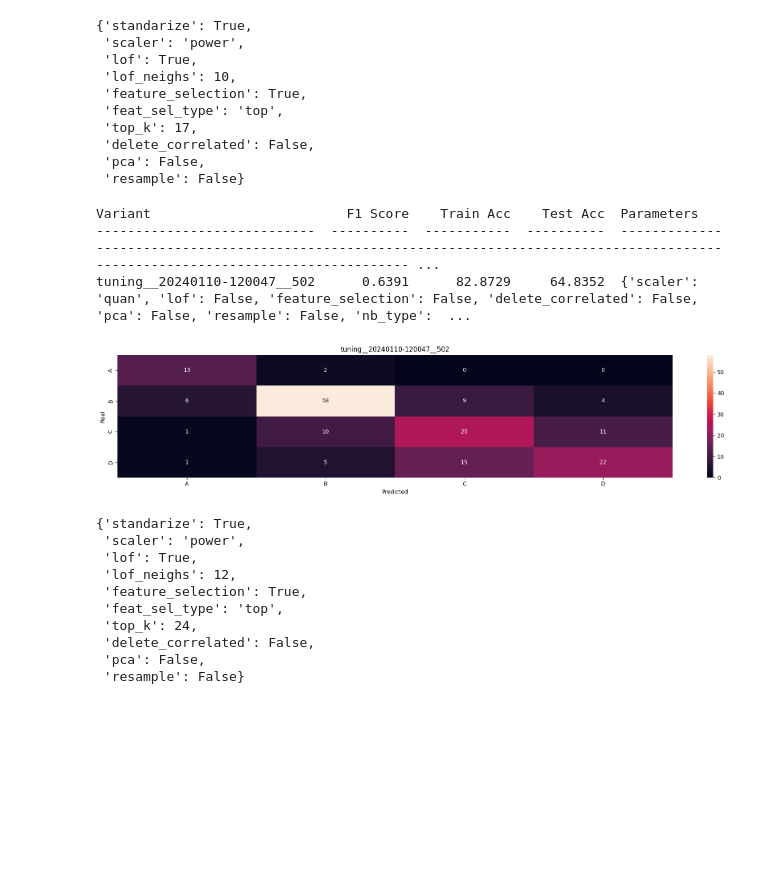
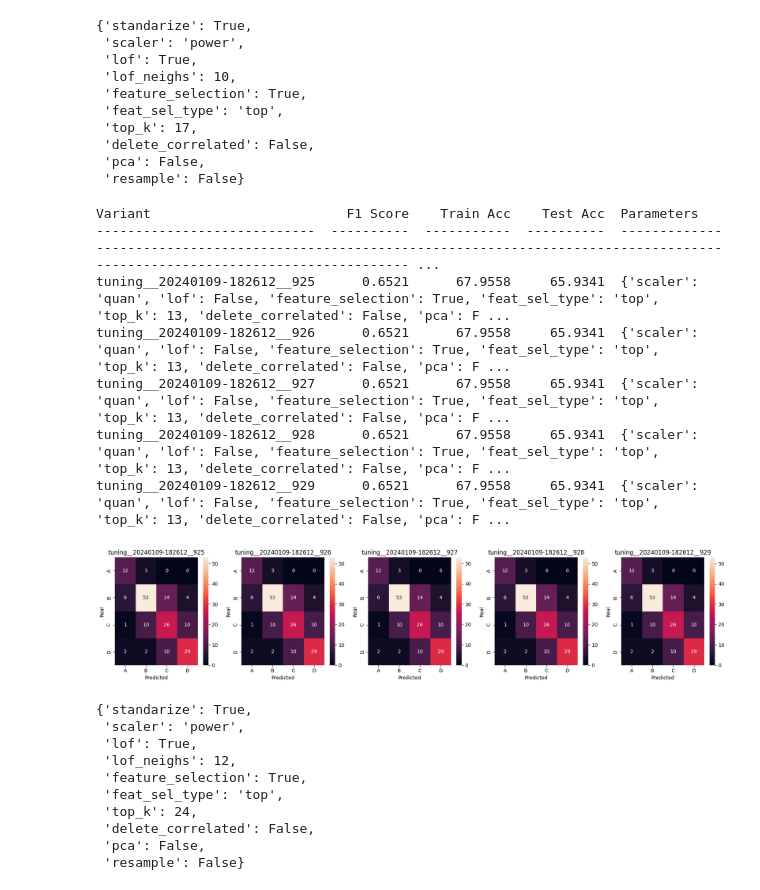
Before and after one commit to DomingoLopez/ClubFansIris, a Jupyter notebook: naive_bayes/naive_bayes.ipynb, the cells around one changed output. Saved outputs shown, nothing was run; the diff lists cells and outputs as text; code cells hidden in the pictures; blank space fills up the shorter version.

```diff
--- a/naive_bayes/naive_bayes.ipynb
+++ b/naive_bayes/naive_bayes.ipynb
@@ -39,3 +41,21 @@ df_credit_y = df_credit["RATE"]
 df_test = pd.read_csv("../data_preprocess/test_preprocess.csv")
 X_test     = df_test.drop(columns=["ID"])
 X_test_ids = df_test["ID"]
+# %%
+X_train, X_val, y_train, y_val= train_test_split(df_credit_x,
+                                                   df_credit_y, stratify=df_credit_y,
+                                                   test_size=0.2,
+                                                   random_state=16)
+
+scaler = StandardScaler()
+scaler.fit(X_train)
+
+X_train = pd.DataFrame(scaler.transform(X_train), columns=df_credit_x.columns)
+X_val = pd.DataFrame(scaler.transform(X_val), columns=df_credit_x.columns)
+X_test = pd.DataFrame(scaler.transform(X_test), columns=df_credit_x.columns)
+
+# minmax = MinMaxScaler()
+# minmax.fit(X_train)
+
+# X_train = minmax.transform(X_train)
+# X_val = minmax.transform(X_val)
@@ -400,7 +507,7 @@ class TuningParams:
 # %%
 BNTuning = TuningParams(df_credit_x, df_credit_y, df_test)
 # %%
-study = optuna.create_study(direction="maximize", study_name="tuning__{}".format(datetime.datetime.now().strftime("%Y%m%d-%H%M%S")), storage="sqlite:///db.sqlite3")
+study = optuna.create_study(direction="maximize", study_name="tuning__{}".format(datetime.datetime.now().strftime("%Y%m%d-%H%M%S")))
 
 study.optimize(BNTuning.objective_function, n_trials=1000)
 # %% [output]
@@ -475,12 +561,16 @@ self_trials = BNTuning.trial
 # %%
 BNTuning.trial = self_trials
 # %%
-out = BNTuning.get_k_best_trials(study, k=1,save_kaggle=True);
+out = BNTuning.get_k_best_trials(study, k=5,save_kaggle=True);
 # %% [output]
 Variant                         F1 Score    Train Acc    Test Acc  Parameters
 ----------------------------  ----------  -----------  ----------  ------------------------------------------------------------------------------------------------------------------------------------- ...
-tuning__20240110-120047__502      0.6391      82.8729     64.8352  {'scaler': 'quan', 'lof': False, 'feature_selection': False, 'delete_correlated': False, 'pca': False, 'resample': False, 'nb_type':  ...
+tuning__20240109-182612__925      0.6521      67.9558     65.9341  {'scaler': 'quan', 'lof': False, 'feature_selection': True, 'feat_sel_type': 'top', 'top_k': 13, 'delete_correlated': False, 'pca': F ...
+tuning__20240109-182612__926      0.6521      67.9558     65.9341  {'scaler': 'quan', 'lof': False, 'feature_selection': True, 'feat_sel_type': 'top', 'top_k': 13, 'delete_correlated': False, 'pca': F ...
+tuning__20240109-182612__927      0.6521      67.9558     65.9341  {'scaler': 'quan', 'lof': False, 'feature_selection': True, 'feat_sel_type': 'top', 'top_k': 13, 'delete_correlated': False, 'pca': F ...
+tuning__20240109-182612__928      0.6521      67.9558     65.9341  {'scaler': 'quan', 'lof': False, 'feature_selection': True, 'feat_sel_type': 'top', 'top_k': 13, 'delete_correlated': False, 'pca': F ...
+tuning__20240109-182612__929      0.6521      67.9558     65.9341  {'scaler': 'quan', 'lof': False, 'feature_selection': True, 'feat_sel_type': 'top', 'top_k': 13, 'delete_correlated': False, 'pca': F ...
-[figure, old version]
+[figure, new version]
 # %%
 out["tuning__20240109-170403__378"]["params"]
 # %% [output]
```
Also changed, not shown: parts of 37 cells of this notebook.
